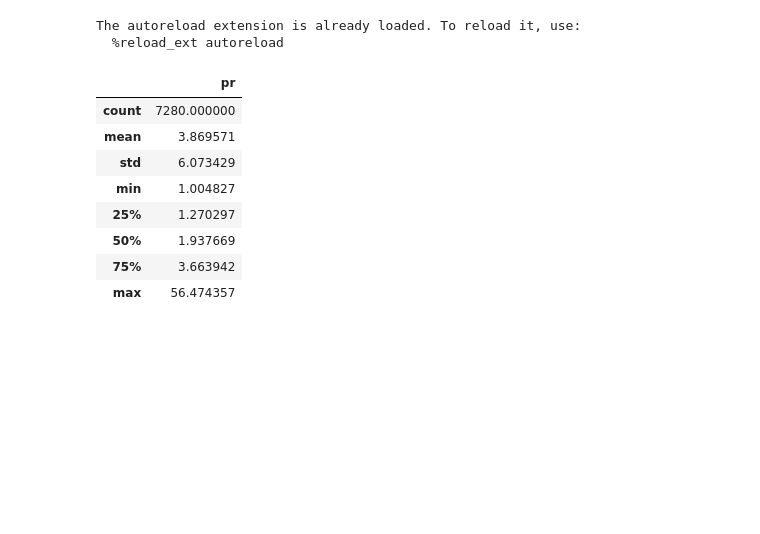
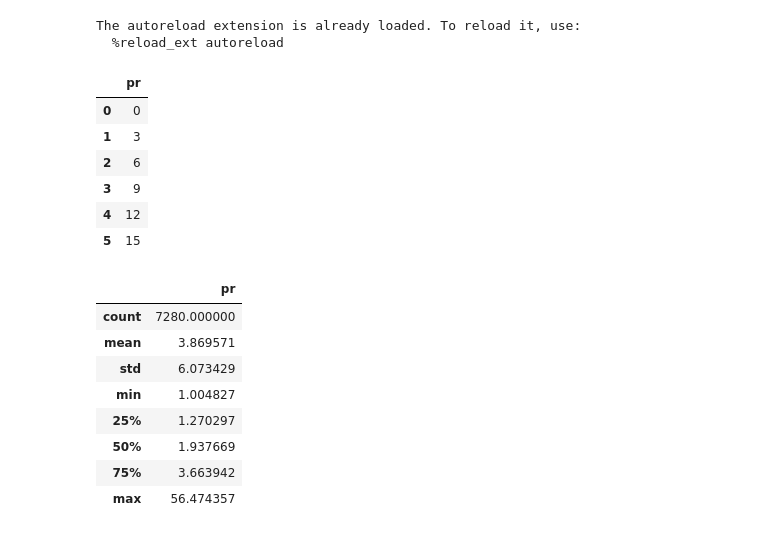
Before and after one commit to carloscanodomingo/NeuralProphetEQ, a Jupyter notebook: notebooks/testing_FCeVDarts.ipynb, the cells around one changed output. Cells and saved outputs as stored; diff of their text form; code cells hidden in the pictures; blank space fills up the shorter version.

```diff
--- a/notebooks/testing_FCeVDarts.ipynb
+++ b/notebooks/testing_FCeVDarts.ipynb
@@ -232,6 +232,16 @@ elif case == "TEC_EQ":
         df_all = df.combine_first(df_all)
 else:
     print(f"Not implemented")
+# %%
+synthetic_events
+# %% [output]
+|  | pr |
+| 0 | 0 |
+| 1 | 3 |
+| 2 | 6 |
+| 3 | 9 |
+| 4 | 12 |
+| 5 | 15 |
 # %%
 
 current_fcev = FCeV(FCev_config, darts_FCeV_config, df_GNSSTEC, df_covariate,df_all,  output_path, synthetic_events)
```
Also changed, not shown: parts of 7 cells of this notebook, 2 other files.
